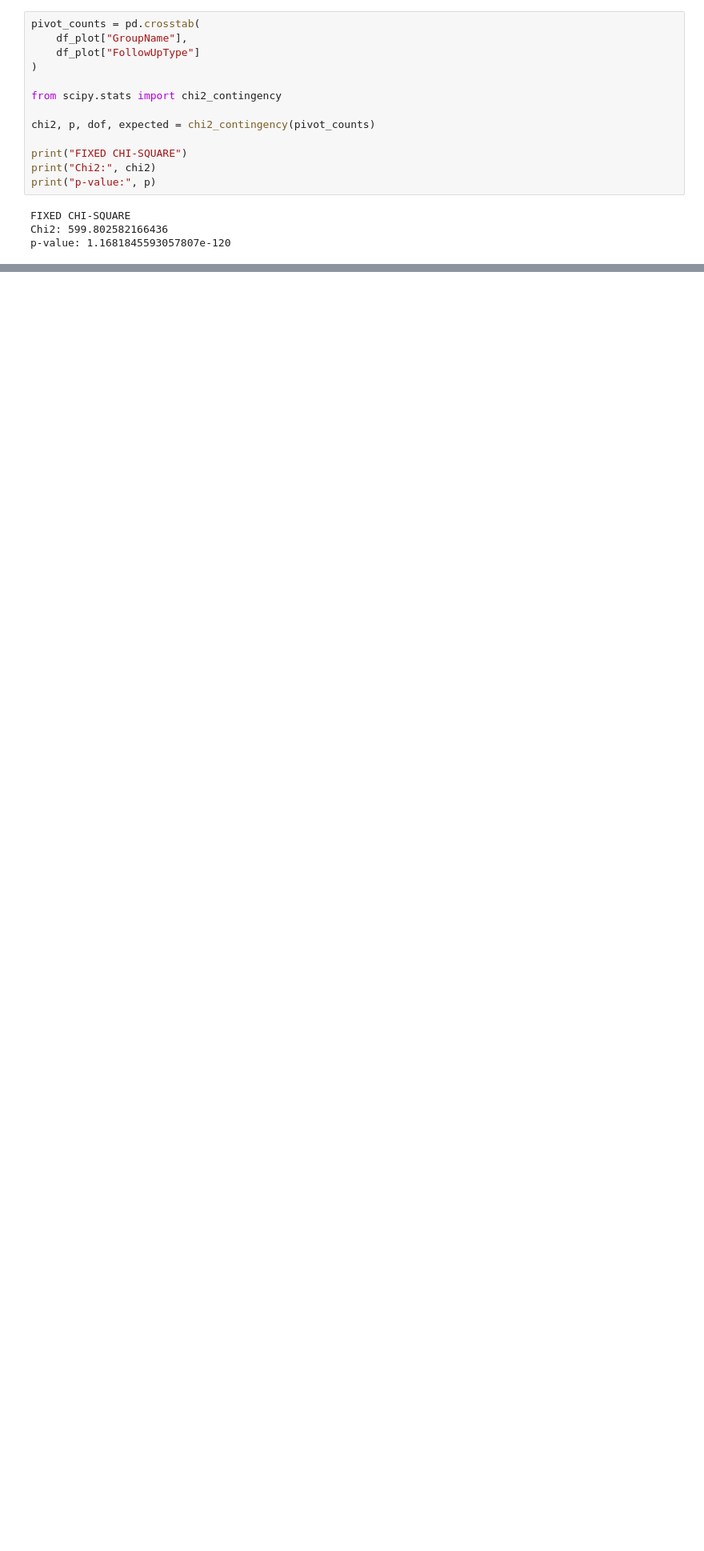
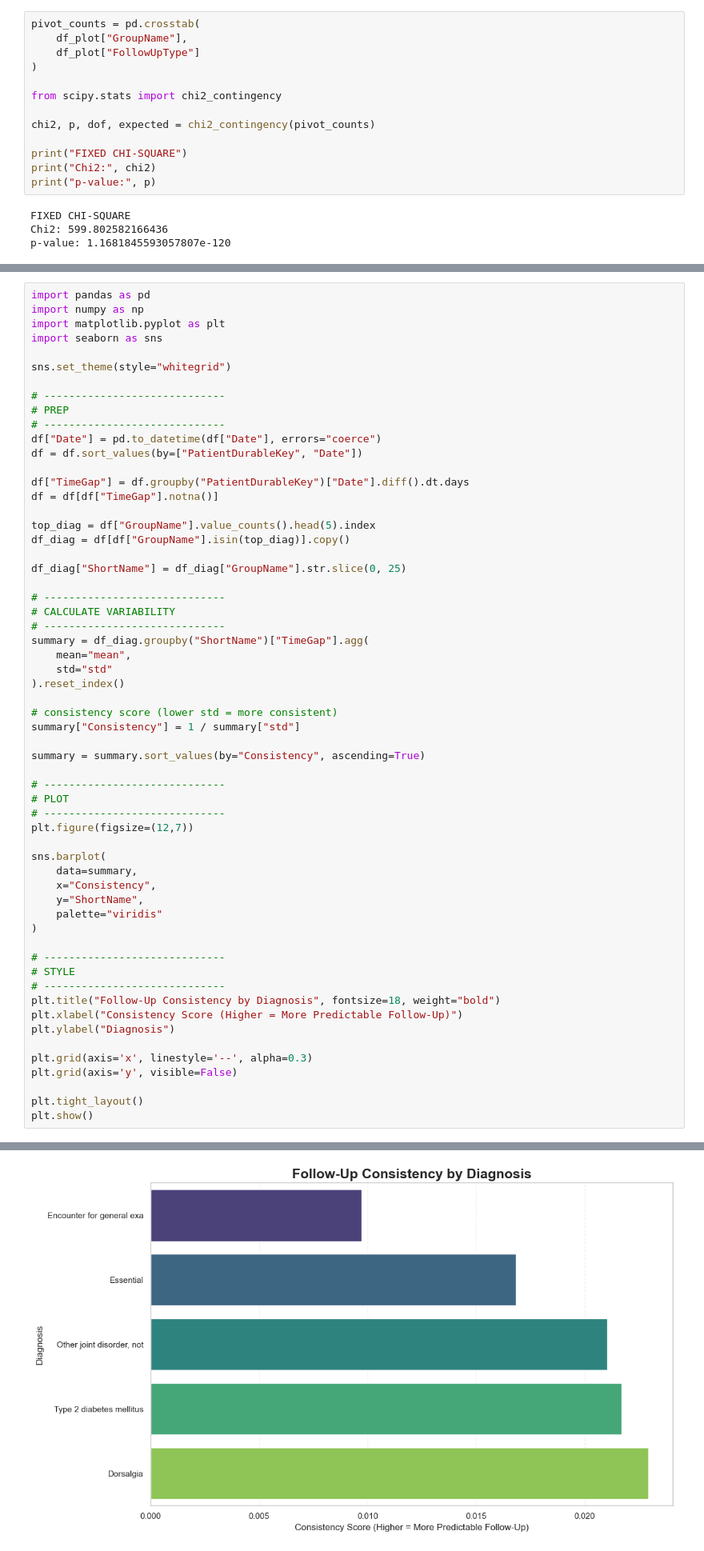
Before and after one commit to sampanackal45/DATAFEST26, a Jupyter notebook: datafestcode.ipynb, the cells around one changed output, grey strips where cells are left out. Shown at 80% size. Cells and saved outputs as stored; diff of their text form; blank space fills up the shorter version.

```diff
--- a/datafestcode.ipynb
+++ b/datafestcode.ipynb
@@ -1597,0 +1829,60 @@ fig.show(renderer="browser")
+# %%
+import pandas as pd
+import numpy as np
+import matplotlib.pyplot as plt
+import seaborn as sns
+
+sns.set_theme(style="whitegrid")
+
+# -----------------------------
+# PREP
+# -----------------------------
+df["Date"] = pd.to_datetime(df["Date"], errors="coerce")
+df = df.sort_values(by=["PatientDurableKey", "Date"])
+
+df["TimeGap"] = df.groupby("PatientDurableKey")["Date"].diff().dt.days
+df = df[df["TimeGap"].notna()]
+
+top_diag = df["GroupName"].value_counts().head(5).index
+df_diag = df[df["GroupName"].isin(top_diag)].copy()
+
+df_diag["ShortName"] = df_diag["GroupName"].str.slice(0, 25)
+
+# -----------------------------
+# CALCULATE VARIABILITY
+# -----------------------------
+summary = df_diag.groupby("ShortName")["TimeGap"].agg(
+    mean="mean",
+    std="std"
+).reset_index()
+
+# consistency score (lower std = more consistent)
+summary["Consistency"] = 1 / summary["std"]
+
+summary = summary.sort_values(by="Consistency", ascending=True)
+
+# -----------------------------
+# PLOT
+# -----------------------------
+plt.figure(figsize=(12,7))
+
+sns.barplot(
+    data=summary,
+    x="Consistency",
+    y="ShortName",
+    palette="viridis"
+)
+
+# -----------------------------
+# STYLE
+# -----------------------------
+plt.title("Follow-Up Consistency by Diagnosis", fontsize=18, weight="bold")
+plt.xlabel("Consistency Score (Higher = More Predictable Follow-Up)")
+plt.ylabel("Diagnosis")
+
+plt.grid(axis='x', linestyle='--', alpha=0.3)
+plt.grid(axis='y', visible=False)
+
+plt.tight_layout()
+plt.show()
+# %% [output]
@@ -1597,0 +1892 @@ fig.show(renderer="browser")
+[figure, added]
```
Also changed, not shown: parts of 7 cells of this notebook.
